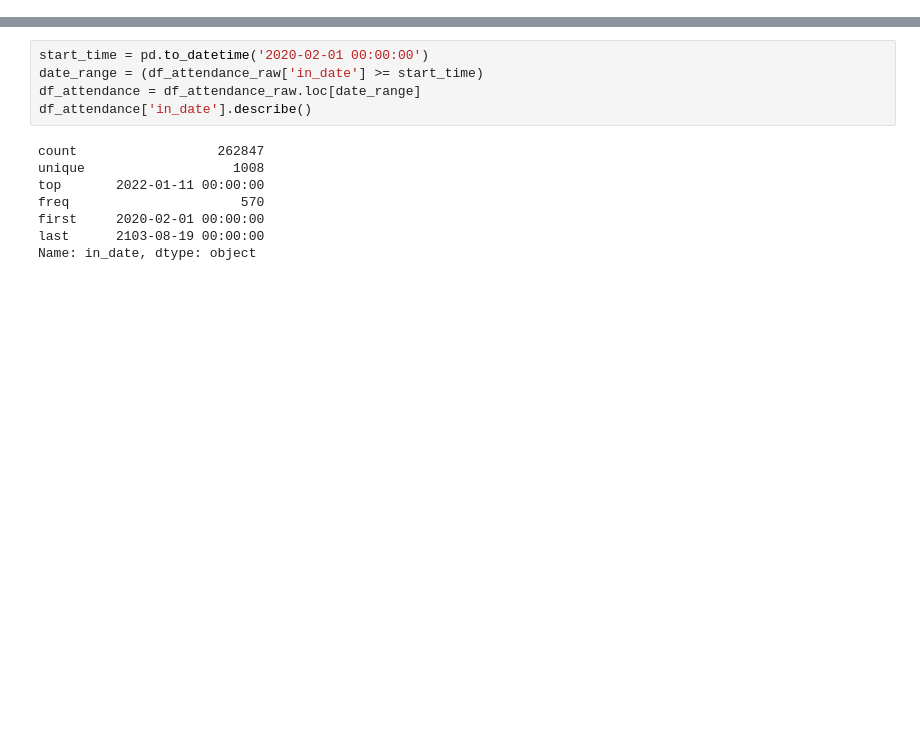
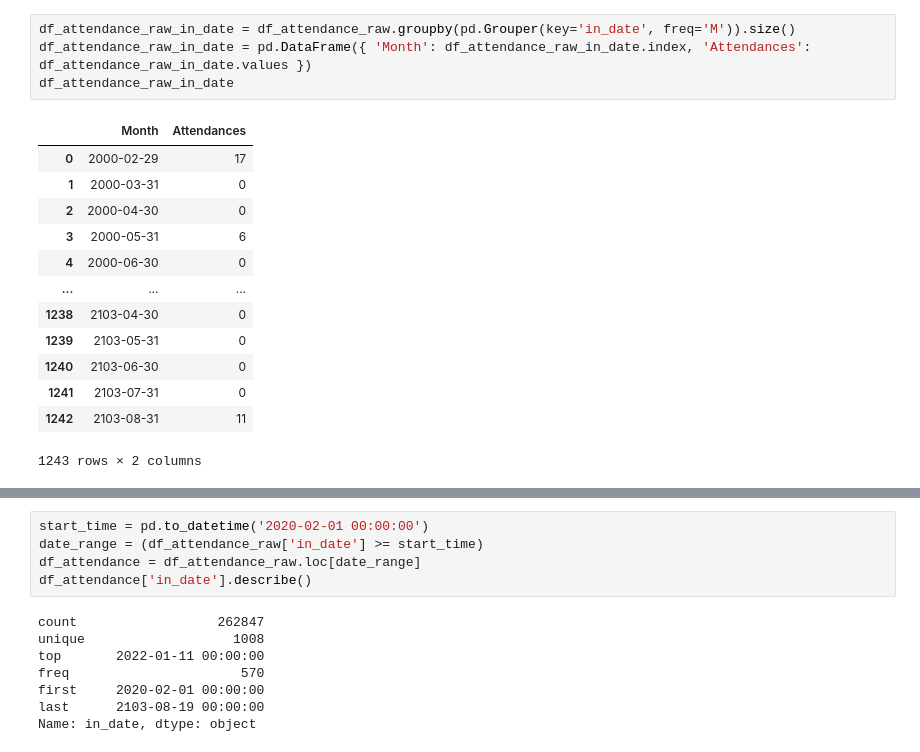
Before and after one commit to pcperera/attrition, a Jupyter notebook: descriptive-attendance.ipynb, the cells around one changed output, grey strips where cells are left out. Drawn from its saved outputs; the diff is of its cells as text; blank space fills up the shorter version.

```diff
--- a/descriptive-attendance.ipynb
+++ b/descriptive-attendance.ipynb
@@ -37,3 +36,21 @@ df_attendance_raw.describe()
 | 50% | 8.147770e+05 | 194.100000 | 1408.000000 |
 | 75% | 1.828590e+06 | 198.100000 | 2053.000000 |
 | max | 7.233816e+06 | 123456.000000 | 3090.000000 |
+# %%
+df_attendance_raw_in_date = df_attendance_raw.groupby(pd.Grouper(key='in_date', freq='M')).size()
+df_attendance_raw_in_date = pd.DataFrame({ 'Month': df_attendance_raw_in_date.index, 'Attendances': df_attendance_raw_in_date.values })
+df_attendance_raw_in_date
+# %% [output]
+|  | Month | Attendances |
+| 0 | 2000-02-29 | 17 |
+| 1 | 2000-03-31 | 0 |
+| 2 | 2000-04-30 | 0 |
+| 3 | 2000-05-31 | 6 |
+| 4 | 2000-06-30 | 0 |
+| ... | ... | ... |
+| 1238 | 2103-04-30 | 0 |
+| 1239 | 2103-05-31 | 0 |
+| 1240 | 2103-06-30 | 0 |
+| 1241 | 2103-07-31 | 0 |
+| 1242 | 2103-08-31 | 11 |
+1243 rows × 2 columns
```
Also changed, not shown: parts of 3 cells of this notebook, 1 other file.
